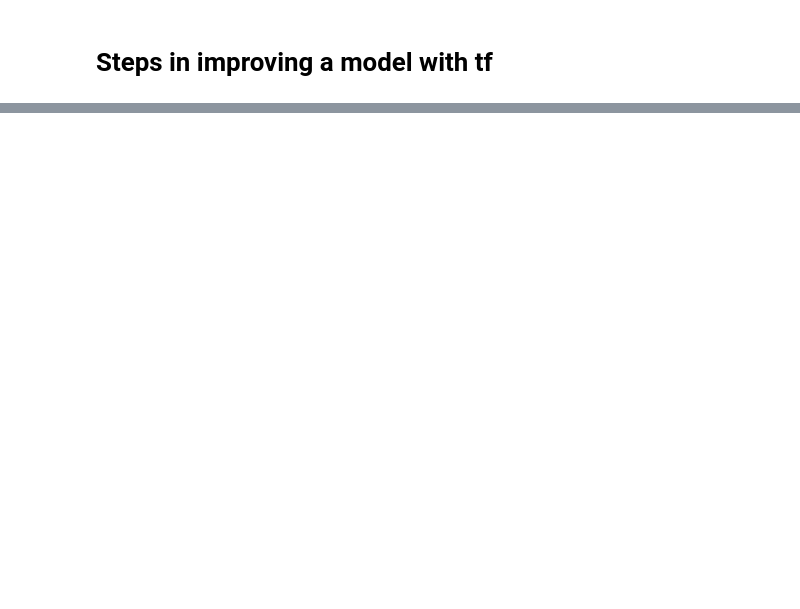
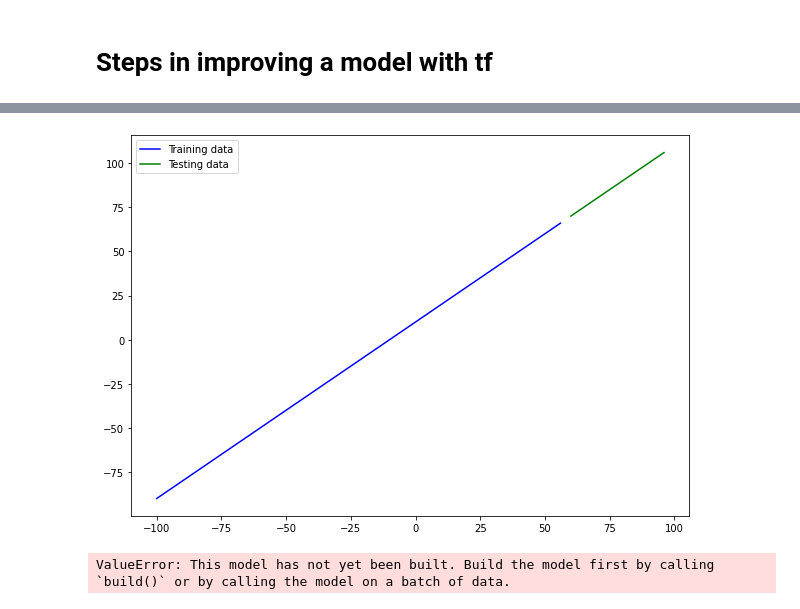
Before and after one commit to gky2017/Tensorflow_cert, a Jupyter notebook: tf_section3.ipynb, the cells around one changed output, grey strips where cells are left out. Drawn from its saved outputs; the diff is of its cells as text; code cells hidden in the pictures; blank space fills up the shorter version.

```diff
--- a/tf_section3.ipynb
+++ b/tf_section3.ipynb
@@ -122,0 +294,9 @@ array([[12.716021]], dtype=float32)
+# %%
+# Visualizing the data
+
+plt.figure(figsize = (10,7))
+plt.plot(x_train, y_train, c = 'b', label = 'Training data')
+plt.plot(x_test, y_test, c = 'g', label = 'Testing data')
+plt.legend();
+# %% [output]
+[figure, added]
@@ -122,0 +318,8 @@ array([[12.716021]], dtype=float32)
+# %%
+# Visualizing a model
+
+model.summary()
+
+# error 바랫ㅇ
+# %% [output]
+ValueError: This model has not yet been built. Build the model first by calling `build()` or by calling the model on a batch of data.
```
Also changed, not shown: parts of 56 cells of this notebook.
